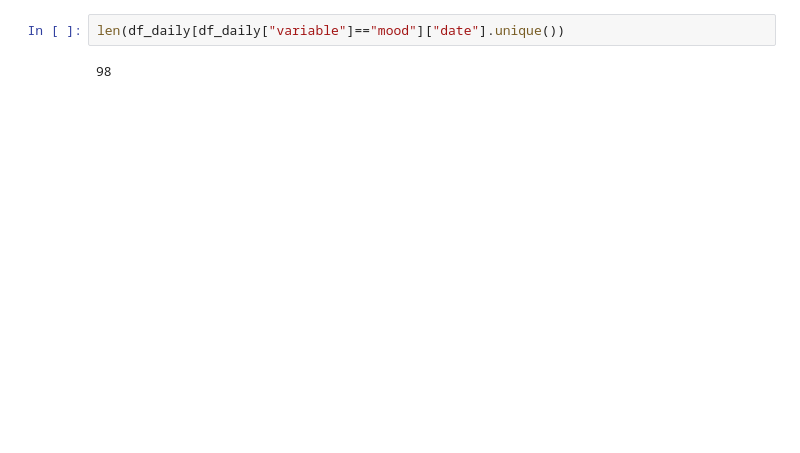
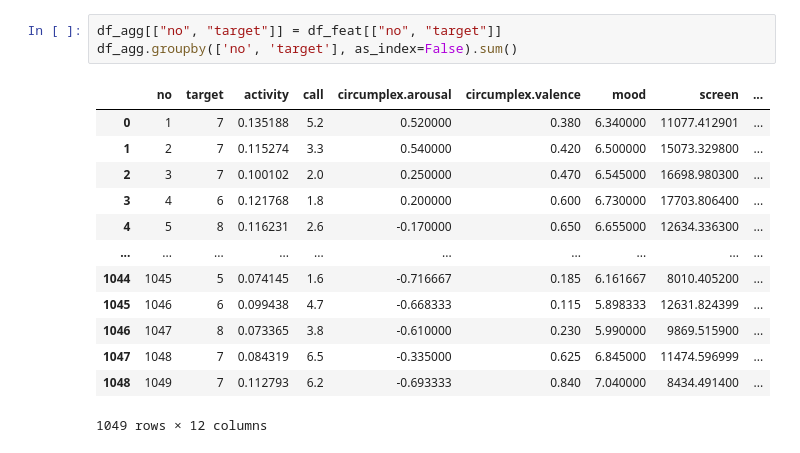
Before and after one commit to martijnwijs/Data-Mining-2021, a Jupyter notebook: ass1/feature_selection.ipynb, the cells around one changed output. Saved outputs shown, nothing was run; the diff lists cells and outputs as text; blank space fills up the shorter version.

```diff
--- a/ass1/feature_selection.ipynb
+++ b/ass1/feature_selection.ipynb
@@ -110,4 +84,17 @@ len(df_daily["date"].unique())
 # %%
-len(df_daily[df_daily["variable"]=="mood"]["date"].unique())
+df_agg[["no", "target"]] = df_feat[["no", "target"]]
+df_agg.groupby(['no', 'target'], as_index=False).sum()
 # %% [output]
+|  | no | target | activity | call | circumplex.arousal | circumplex.valence | mood | screen | ... |
+| 0 | 1 | 7 | 0.135188 | 5.2 | 0.520000 | 0.380 | 6.340000 | 11077.412901 | ... |
+| 1 | 2 | 7 | 0.115274 | 3.3 | 0.540000 | 0.420 | 6.500000 | 15073.329800 | ... |
+| 2 | 3 | 7 | 0.100102 | 2.0 | 0.250000 | 0.470 | 6.545000 | 16698.980300 | ... |
+| 3 | 4 | 6 | 0.121768 | 1.8 | 0.200000 | 0.600 | 6.730000 | 17703.806400 | ... |
+| 4 | 5 | 8 | 0.116231 | 2.6 | -0.170000 | 0.650 | 6.655000 | 12634.336300 | ... |
+| ... | ... | ... | ... | ... | ... | ... | ... | ... | ... |
+| 1044 | 1045 | 5 | 0.074145 | 1.6 | -0.716667 | 0.185 | 6.161667 | 8010.405200 | ... |
+| 1045 | 1046 | 6 | 0.099438 | 4.7 | -0.668333 | 0.115 | 5.898333 | 12631.824399 | ... |
+| 1046 | 1047 | 8 | 0.073365 | 3.8 | -0.610000 | 0.230 | 5.990000 | 9869.515900 | ... |
+| 1047 | 1048 | 7 | 0.084319 | 6.5 | -0.335000 | 0.625 | 6.845000 | 11474.596999 | ... |
+| 1048 | 1049 | 7 | 0.112793 | 6.2 | -0.693333 | 0.840 | 7.040000 | 8434.491400 | ... |
-98
+1049 rows × 12 columns
```
Also changed, not shown: parts of 7 cells of this notebook, 12 other files.
